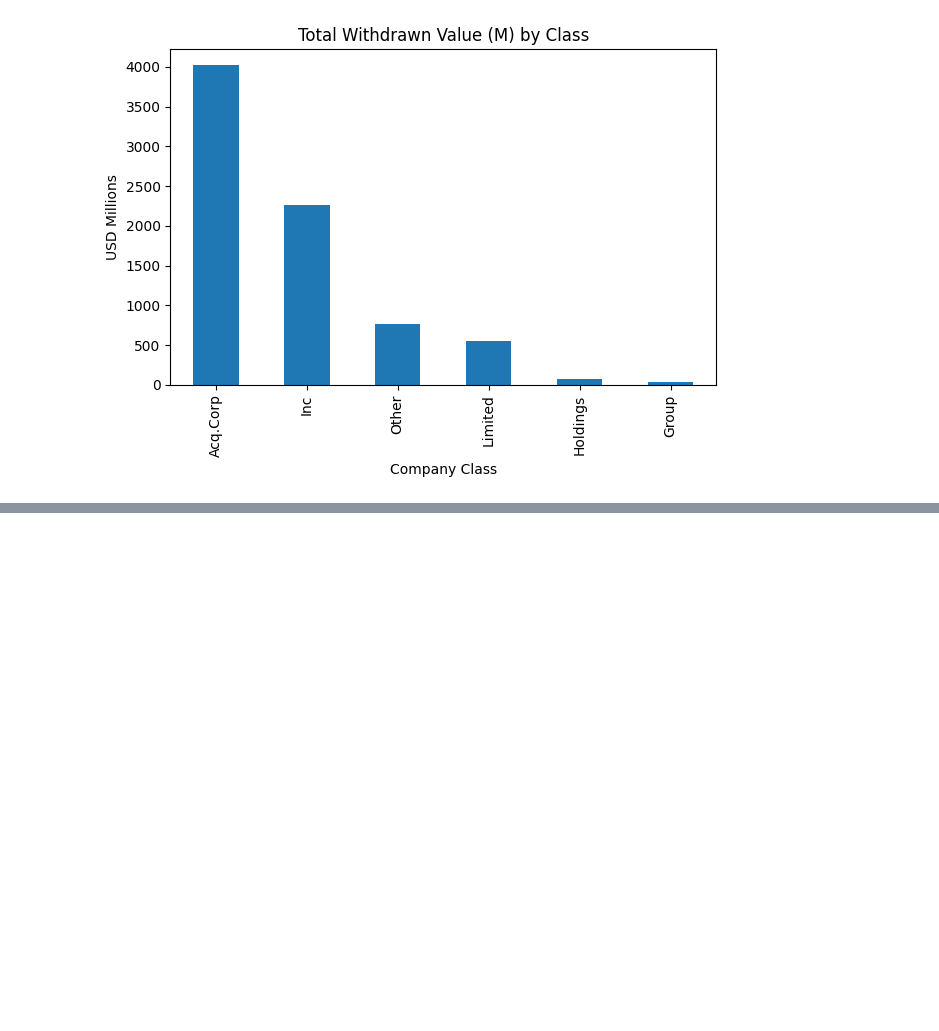
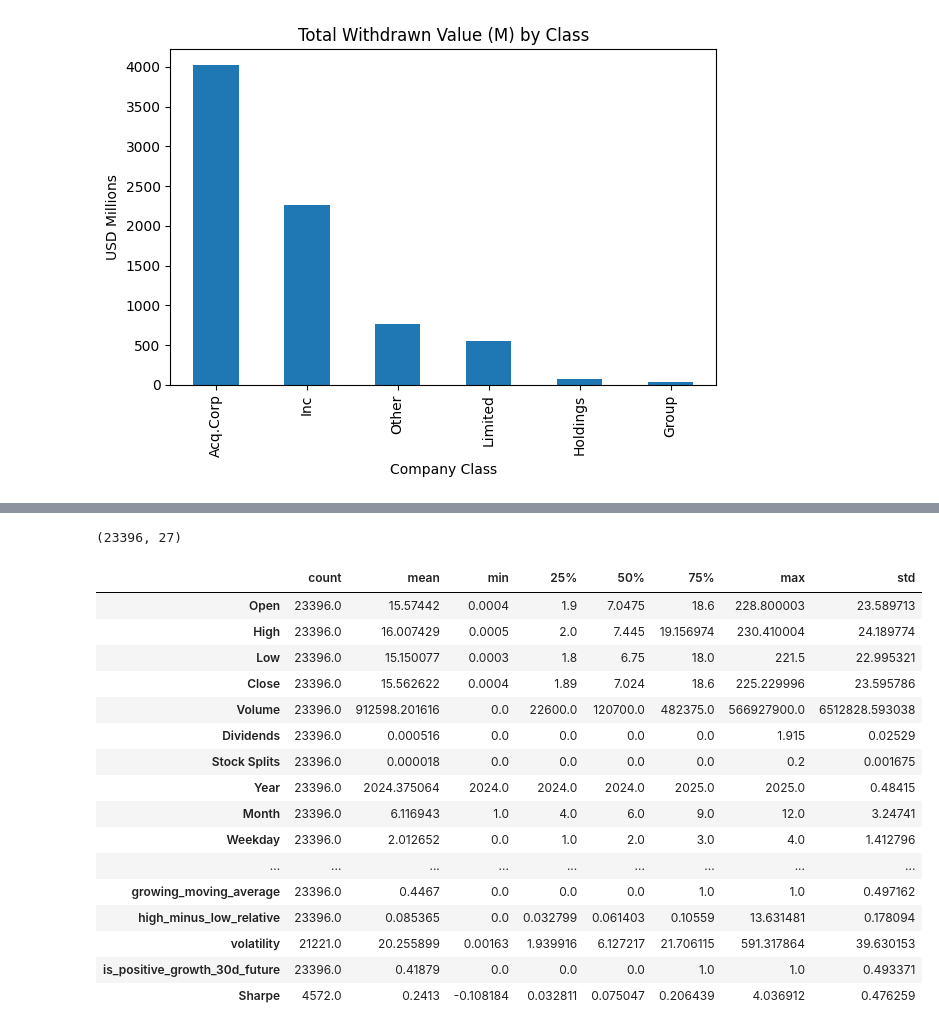
Before and after one commit to Maxkaizo/stock-markets-analytics-zoomcamp, a Jupyter notebook: 02-dataframe-analysis/homework.ipynb, the cells around one changed output, grey strips where cells are left out. Saved outputs shown, nothing was run; the diff lists cells and outputs as text; code cells hidden in the pictures; blank space fills up the shorter version.

```diff
--- a/02-dataframe-analysis/homework.ipynb
+++ b/02-dataframe-analysis/homework.ipynb
@@ -364,0 +482,3 @@ plt.show()
+# %%
+ALL_TICKERS = filtered_ipos['symbol']
+ALL_TICKERS
@@ -364,0 +727,2 @@ plt.show()
+# %%
+stocks_df_copy = stocks_df
@@ -364,0 +749,24 @@ plt.show()
+# %%
+stocks_df.shape
+# %% [output]
+(23396, 27)
+# %%
+stocks_df_copy.describe().T
+# %% [output]
+|  | count | mean | min | 25% | 50% | 75% | max | std |
+| Open | 23396.0 | 15.57442 | 0.0004 | 1.9 | 7.0475 | 18.6 | 228.800003 | 23.589713 |
+| High | 23396.0 | 16.007429 | 0.0005 | 2.0 | 7.445 | 19.156974 | 230.410004 | 24.189774 |
+| Low | 23396.0 | 15.150077 | 0.0003 | 1.8 | 6.75 | 18.0 | 221.5 | 22.995321 |
+| Close | 23396.0 | 15.562622 | 0.0004 | 1.89 | 7.024 | 18.6 | 225.229996 | 23.595786 |
+| Volume | 23396.0 | 912598.201616 | 0.0 | 22600.0 | 120700.0 | 482375.0 | 566927900.0 | 6512828.593038 |
+| Dividends | 23396.0 | 0.000516 | 0.0 | 0.0 | 0.0 | 0.0 | 1.915 | 0.02529 |
+| Stock Splits | 23396.0 | 0.000018 | 0.0 | 0.0 | 0.0 | 0.0 | 0.2 | 0.001675 |
+| Year | 23396.0 | 2024.375064 | 2024.0 | 2024.0 | 2024.0 | 2025.0 | 2025.0 | 0.48415 |
+| Month | 23396.0 | 6.116943 | 1.0 | 4.0 | 6.0 | 9.0 | 12.0 | 3.24741 |
+| Weekday | 23396.0 | 2.012652 | 0.0 | 1.0 | 2.0 | 3.0 | 4.0 | 1.412796 |
+| ... | ... | ... | ... | ... | ... | ... | ... | ... |
+| growing_moving_average | 23396.0 | 0.4467 | 0.0 | 0.0 | 0.0 | 1.0 | 1.0 | 0.497162 |
+| high_minus_low_relative | 23396.0 | 0.085365 | 0.0 | 0.032799 | 0.061403 | 0.10559 | 13.631481 | 0.178094 |
+| volatility | 21221.0 | 20.255899 | 0.00163 | 1.939916 | 6.127217 | 21.706115 | 591.317864 | 39.630153 |
+| is_positive_growth_30d_future | 23396.0 | 0.41879 | 0.0 | 0.0 | 0.0 | 1.0 | 1.0 | 0.493371 |
+| Sharpe | 4572.0 | 0.2413 | -0.108184 | 0.032811 | 0.075047 | 0.206439 | 4.036912 | 0.476259 |
```
Also changed, not shown: parts of 46 cells of this notebook, 3 other files.
